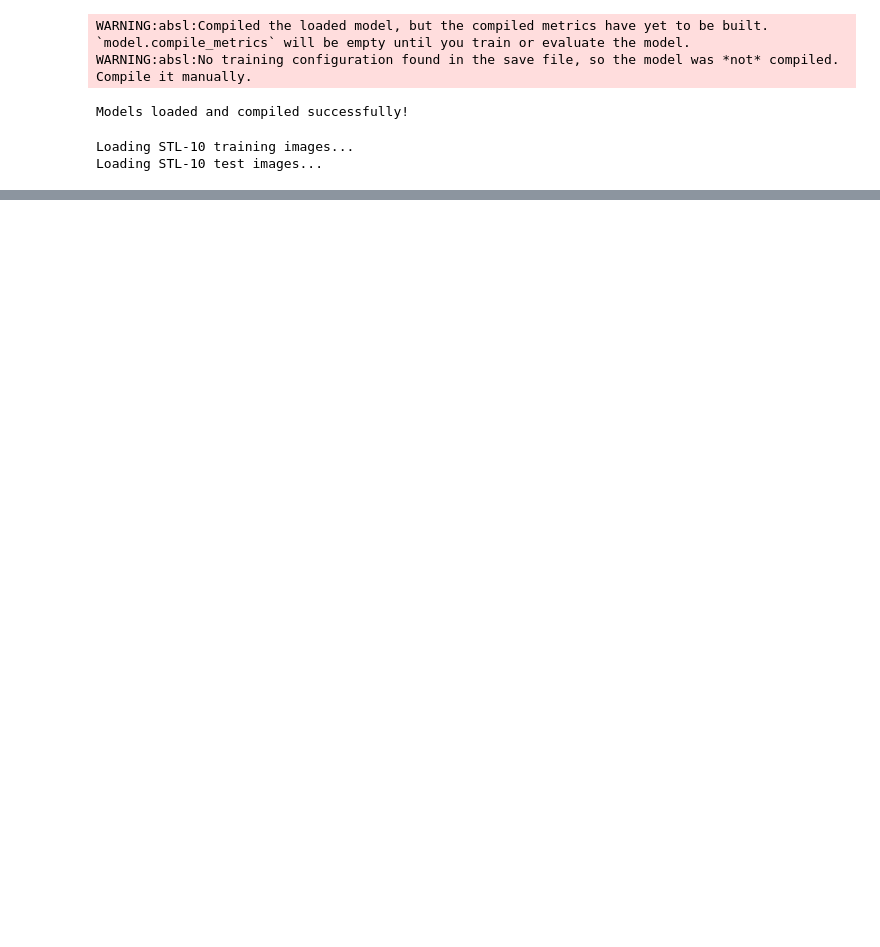
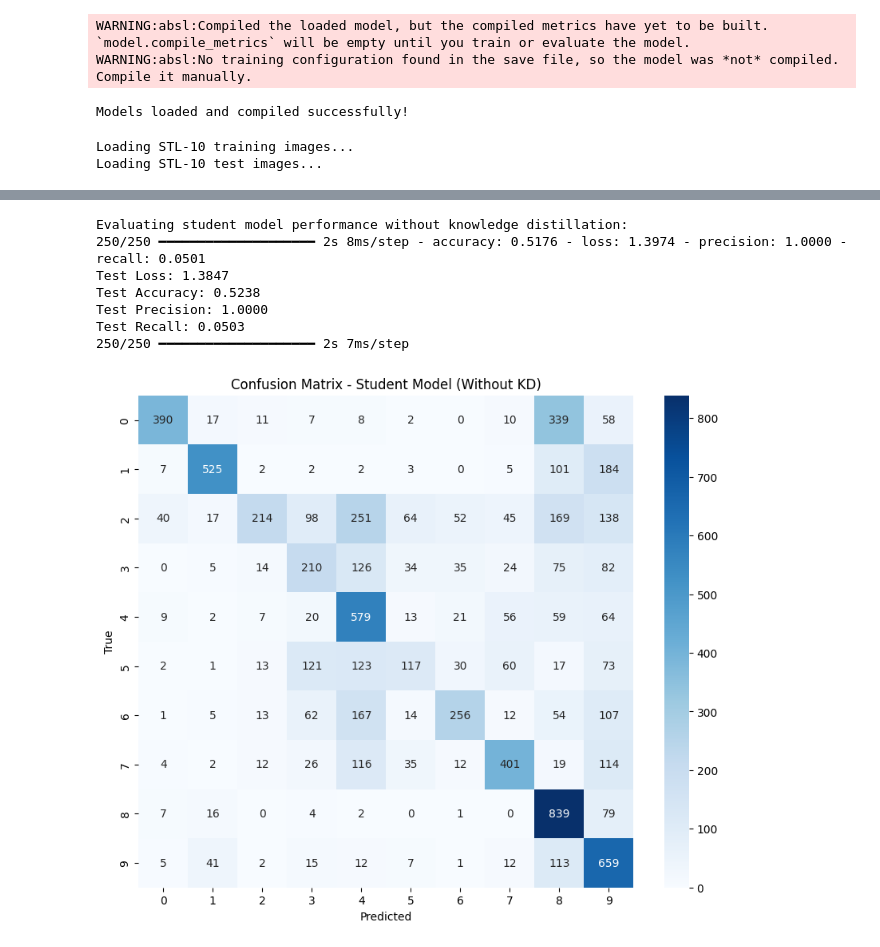
Before and after one commit to Mustafaahmed00/model-extraction-attack, a Jupyter notebook: Model_Extraction_Attack/kd.ipynb, the cells around one changed output, grey strips where cells are left out. Cells and saved outputs as stored; diff of their text form; code cells hidden in the pictures; blank space fills up the shorter version.

Commit message:
Updated implementation with knowledge distillation results and improved README documentation

```diff
--- a/Model_Extraction_Attack/kd.ipynb
+++ b/Model_Extraction_Attack/kd.ipynb
@@ -87,23 +106,36 @@ scratch_student.fit(X_train, train_labels, epochs=7, batch_size=32)
 # %%
 # We evaluate student model for its loss and accuracy, if the student model is trained without using knowledge distillation
 print("\nEvaluating student model performance without knowledge distillation:")
-test_loss, test_accuracy = scratch_student.evaluate(X_test, test_labels)
+metrics = scratch_student.evaluate(X_test, test_labels)
+test_loss, test_accuracy, test_precision, test_recall = metrics
 print(f"Test Loss: {test_loss:.4f}")
 print(f"Test Accuracy: {test_accuracy:.4f}")
+print(f"Test Precision: {test_precision:.4f}")
+print(f"Test Recall: {test_recall:.4f}")
 
+# Keep the rest of your visualization code unchanged
 # Get predictions for confusion matrix
 y_pred = scratch_student.predict(X_test)
 y_true = np.argmax(test_labels, axis=1)
 y_pred_classes = np.argmax(y_pred, axis=1)
 
 # Plot confusion matrix
 plt.figure(figsize=(10, 8))
 cm = tf.math.confusion_matrix(y_true, y_pred_classes)
 sns.heatmap(cm, annot=True, fmt='d', cmap='Blues')
 plt.title('Confusion Matrix - Student Model (Without KD)')
 plt.xlabel('Predicted')
 plt.ylabel('True')
 plt.show()
+# %% [output]
+Evaluating student model performance without knowledge distillation:
+250/250 ━━━━━━━━━━━━━━━━━━━━ 2s 8ms/step - accuracy: 0.5176 - loss: 1.3974 - precision: 1.0000 - recall: 0.0501
+Test Loss: 1.3847
+Test Accuracy: 0.5238
+Test Precision: 1.0000
+Test Recall: 0.0503
+250/250 ━━━━━━━━━━━━━━━━━━━━ 2s 7ms/step
+[figure, added]
 # %%
 # Now let us try using knowledge distillation
 # KNOWLEDGE DISTILLATION CLASS, You can adjust alpha based on how much you want the student to learn from the teacher
```
Also changed, not shown: parts of 3 cells of this notebook, 1 other file.
